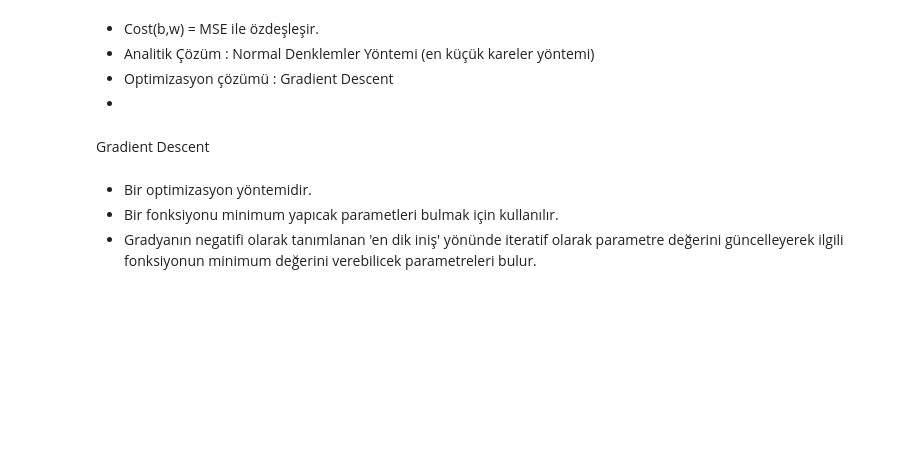
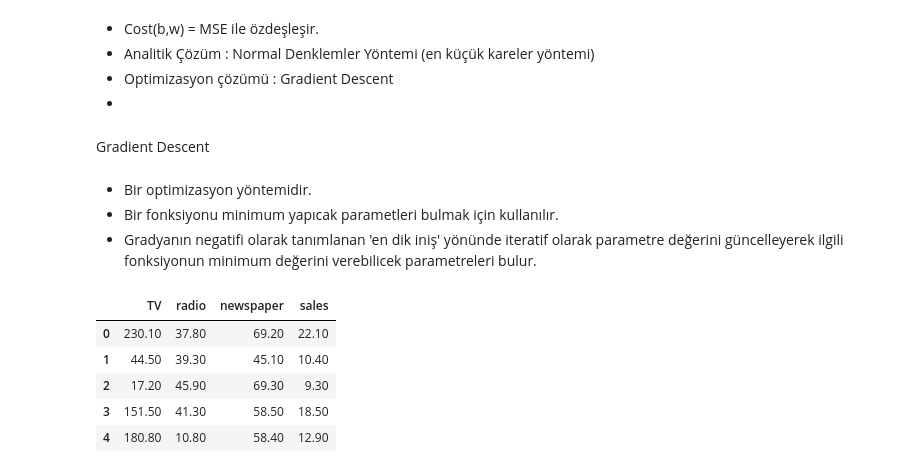
Before and after one commit to SirMsenel/Makine-Ogrenmesi, a Jupyter notebook: regresyon modelleri/Doğrusalreg(teori).ipynb, the cells around one changed output. Saved outputs shown, nothing was run; the diff lists cells and outputs as text; code cells hidden in the pictures; blank space fills up the shorter version.

```diff
--- a/regresyon modelleri/Doğrusalreg(teori).ipynb
+++ b/regresyon modelleri/Doğrusalreg(teori).ipynb
@@ -35,0 +38,9 @@ from sklearn.model_selection import train_test_split,cross_val_score
+# %%
+df.head()
+# %% [output]
+|  | TV | radio | newspaper | sales |
+| 0 | 230.10 | 37.80 | 69.20 | 22.10 |
+| 1 | 44.50 | 39.30 | 45.10 | 10.40 |
+| 2 | 17.20 | 45.90 | 69.30 | 9.30 |
+| 3 | 151.50 | 41.30 | 58.50 | 18.50 |
+| 4 | 180.80 | 10.80 | 58.40 | 12.90 |
```
Also changed, not shown: parts of 41 cells of this notebook, 1 other file.
